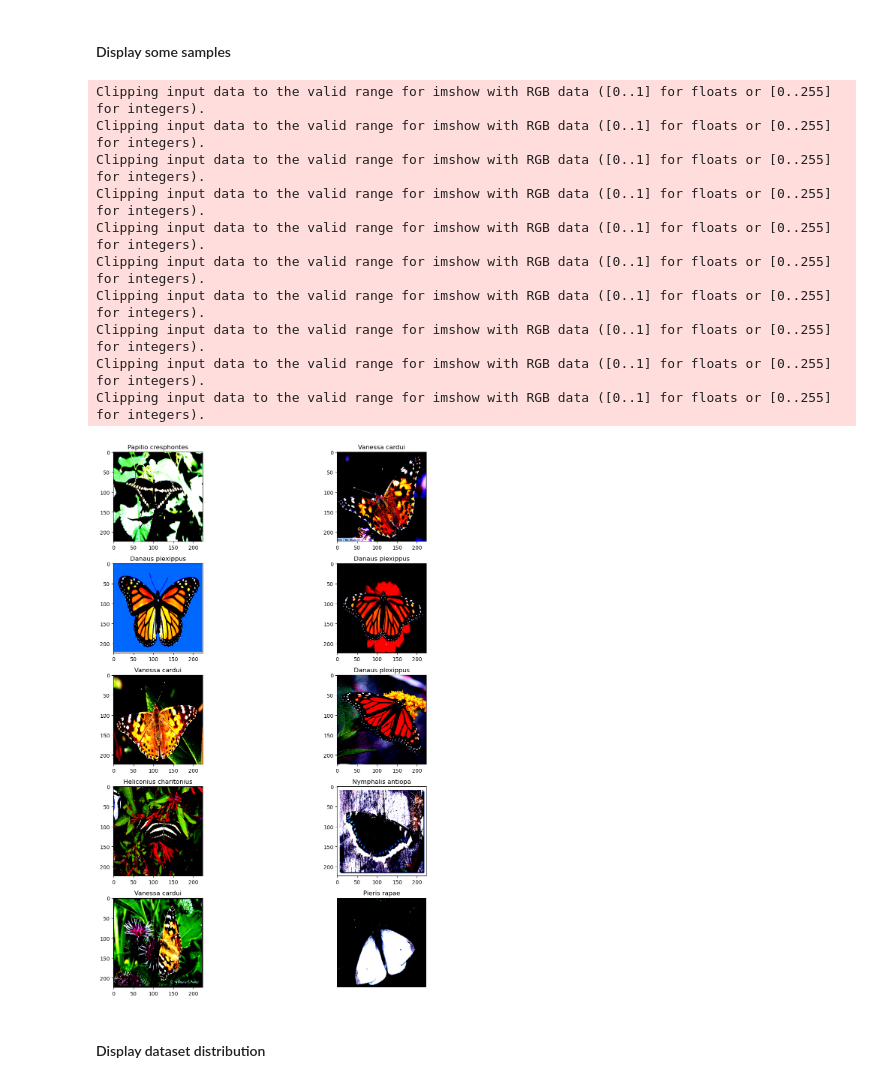
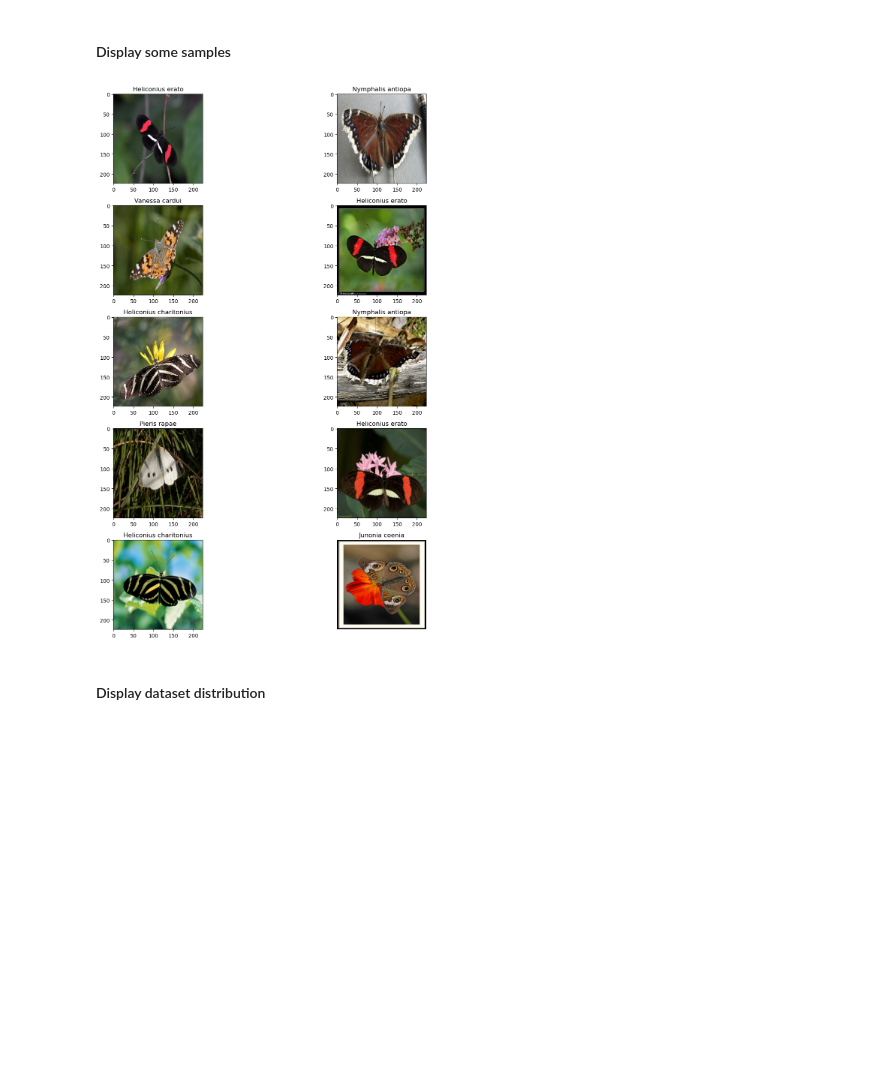
Before and after one commit to Vitolus/FMLIVU_butterfly, a Jupyter notebook: src/butterfly_cnn.ipynb, the cells around one changed output. Drawn from its saved outputs; the diff is of its cells as text; code cells hidden in the pictures; blank space fills up the shorter version.

```diff
--- a/src/butterfly_cnn.ipynb
+++ b/src/butterfly_cnn.ipynb
@@ -7 +24,5 @@ Import packages and device selection
+# %%
+path = '../data/images'
+pixels_per_side = 224
+device = 'cuda' if torch.cuda.is_available() else 'cpu'
 # %%
@@ -32,16 +34,15 @@ Using device:  cuda
 # %%
 data = []
 labels = []
-path = '../data/images'
 folder = os.listdir(path)
 for file in folder:
     img = cv2.imread(str(os.path.join(path, file)))
     img = cv2.cvtColor(img, cv2.COLOR_BGR2RGB)
-    img = cv2.resize(img, (224, 224))
+    img = cv2.resize(img, (pixels_per_side, pixels_per_side))
     data.append(img)
     labels.append(int(file[:3]) - 1)
 labels = np.array(labels)
-labels = labels.reshape(-1, 1)
+#labels = labels.reshape(-1, 1)
 label_dict = {0: 'Danaus plexippus',
               1: 'Heliconius charitonius',
               2: 'Heliconius erato',
@@ -97,42 +96,20 @@ ValueError: unrecognized image mode
 print(mean, std)
 # %% [output]
 [0.4616279900074005, 0.4468429684638977, 0.3207762539386749] [0.2861473262310028, 0.2681962549686432, 0.27681371569633484]
-# %%
-trans = transforms.Compose([
-    transforms.ToTensor(),
-    transforms.Normalize(mean=mean, std=std)
-])
-dataset = MyDataset(data, labels, transform=trans)
-dataloader = torch.utils.data.DataLoader(dataset, batch_size=64, shuffle=False)
-data = []
-for img, _ in dataloader:
-    data.append(img.numpy())
-data = np.concatenate(data, axis=0)
 # %% [markdown]
 #### Display some samples
 # %%
-images = data.transpose((0, 2, 3, 1))
 fig,ax=plt.subplots(5,2)
 fig.set_size_inches(15,15)
 for i in range(5):
     for j in range (2):
         l=np.random.randint(0,len(labels))
-        ax[i,j].imshow(images[l])
-        ax[i,j].set_title(str(label_dict[labels[l, 0]]))
+        ax[i,j].imshow(data[l])
+        ax[i,j].set_title(str(label_dict[labels[l]]))
 plt.axis('off')
 plt.tight_layout()
 # %% [output]
-Clipping input data to the valid range for imshow with RGB data ([0..1] for floats or [0..255] for integers).
-Clipping input data to the valid range for imshow with RGB data ([0..1] for floats or [0..255] for integers).
-Clipping input data to the valid range for imshow with RGB data ([0..1] for floats or [0..255] for integers).
-Clipping input data to the valid range for imshow with RGB data ([0..1] for floats or [0..255] for integers).
-Clipping input data to the valid range for imshow with RGB data ([0..1] for floats or [0..255] for integers).
-Clipping input data to the valid range for imshow with RGB data ([0..1] for floats or [0..255] for integers).
-Clipping input data to the valid range for imshow with RGB data ([0..1] for floats or [0..255] for integers).
-Clipping input data to the valid range for imshow with RGB data ([0..1] for floats or [0..255] for integers).
-Clipping input data to the valid range for imshow with RGB data ([0..1] for floats or [0..255] for integers).
-Clipping input data to the valid range for imshow with RGB data ([0..1] for floats or [0..255] for integers).
-[figure, old version]
+[figure, new version]
 # %% [markdown]
 #### Display dataset distribution
 # %%
```
Also changed, not shown: parts of 15 cells of this notebook, 1 other file.
